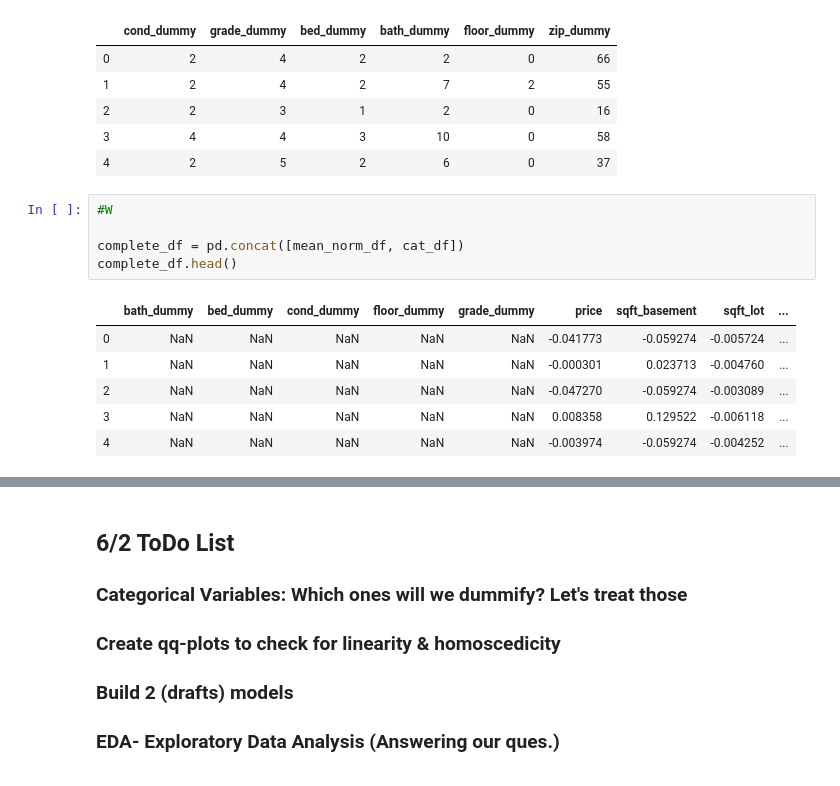
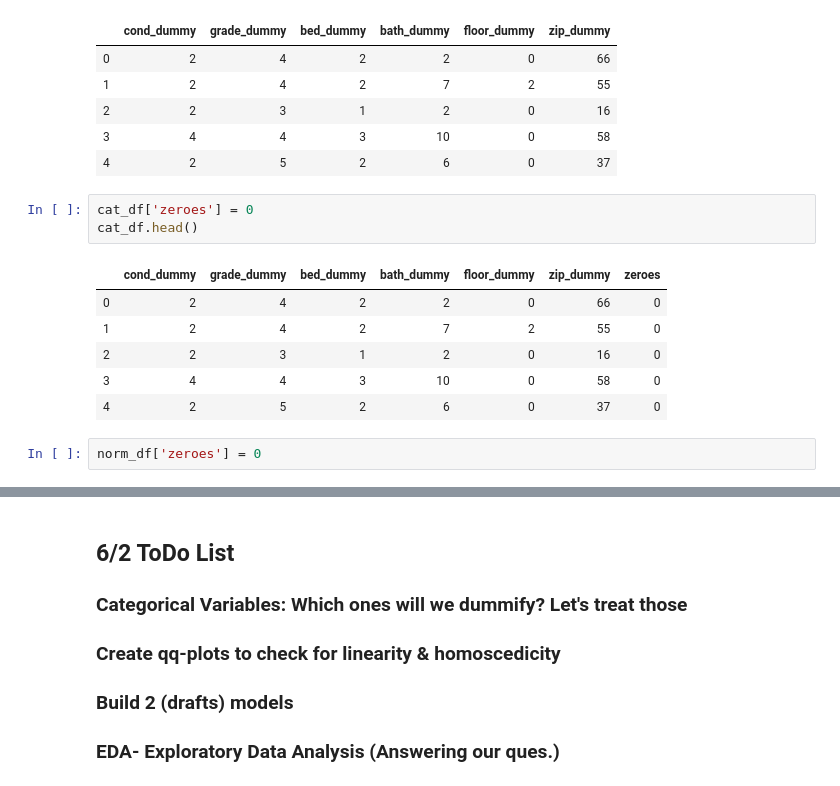
Before and after one commit to EricaSG/dsc-mod-2-project-v2-1-onl01-dtsc-ft-041320, a Jupyter notebook: student.ipynb, the cells around one changed output, grey strips where cells are left out. Cells and saved outputs as stored; diff of their text form.

```diff
--- a/student.ipynb
+++ b/student.ipynb
@@ -505,15 +505,15 @@ cat_df.head()
 | 2 | 2 | 3 | 1 | 2 | 0 | 16 |
 | 3 | 4 | 4 | 3 | 10 | 0 | 58 |
 | 4 | 2 | 5 | 2 | 6 | 0 | 37 |
-# %%
-#W
-
-complete_df = pd.concat([mean_norm_df, cat_df])
-complete_df.head()
-# %% [output]
-|  | bath_dummy | bed_dummy | cond_dummy | floor_dummy | grade_dummy | price | sqft_basement | sqft_lot | ... |
-| 0 | NaN | NaN | NaN | NaN | NaN | -0.041773 | -0.059274 | -0.005724 | ... |
-| 1 | NaN | NaN | NaN | NaN | NaN | -0.000301 | 0.023713 | -0.004760 | ... |
-| 2 | NaN | NaN | NaN | NaN | NaN | -0.047270 | -0.059274 | -0.003089 | ... |
-| 3 | NaN | NaN | NaN | NaN | NaN | 0.008358 | 0.129522 | -0.006118 | ... |
-| 4 | NaN | NaN | NaN | NaN | NaN | -0.003974 | -0.059274 | -0.004252 | ... |
+# %%
+cat_df['zeroes'] = 0
+cat_df.head()
+# %% [output]
+|  | cond_dummy | grade_dummy | bed_dummy | bath_dummy | floor_dummy | zip_dummy | zeroes |
+| 0 | 2 | 4 | 2 | 2 | 0 | 66 | 0 |
+| 1 | 2 | 4 | 2 | 7 | 2 | 55 | 0 |
+| 2 | 2 | 3 | 1 | 2 | 0 | 16 | 0 |
+| 3 | 4 | 4 | 3 | 10 | 0 | 58 | 0 |
+| 4 | 2 | 5 | 2 | 6 | 0 | 37 | 0 |
+# %%
+norm_df['zeroes'] = 0
```
Also changed, not shown: parts of 3 cells of this notebook.
